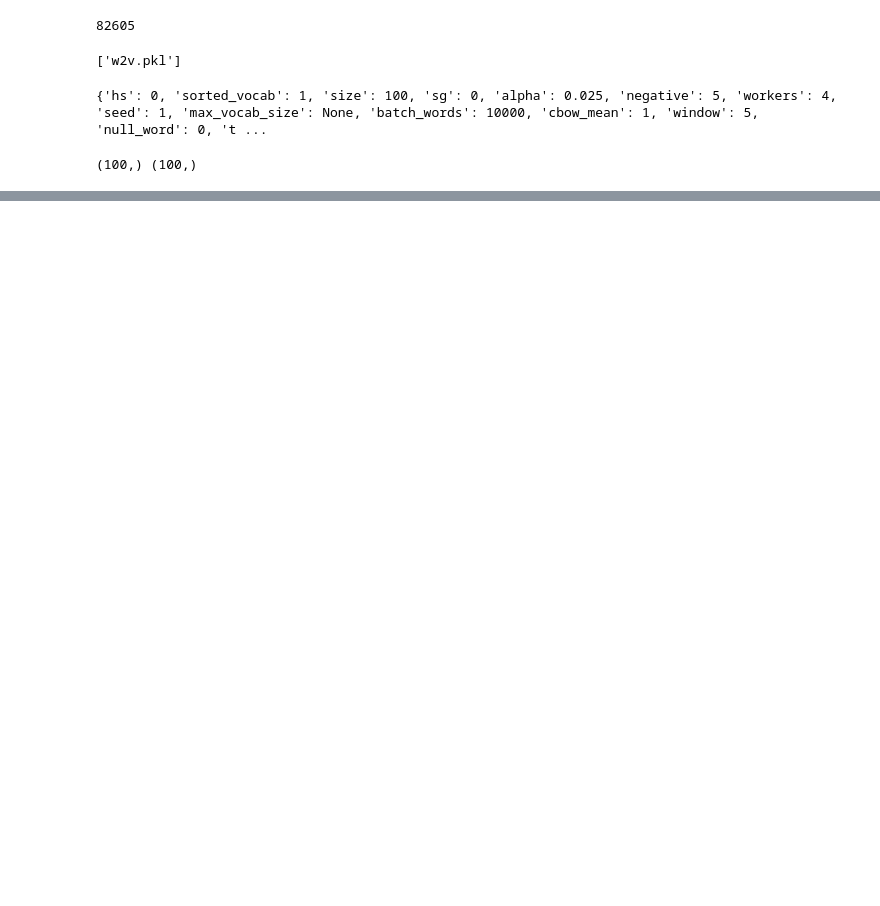
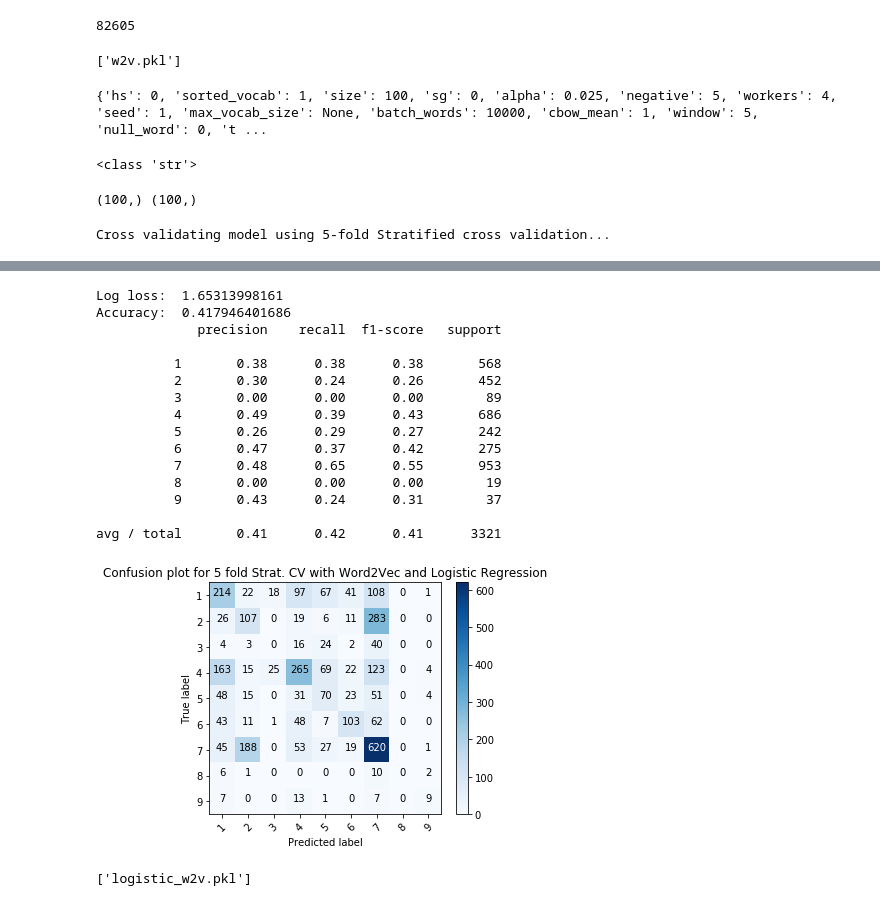
Before and after one commit to halfcurry/ML_Redefining_Cancer, a Jupyter notebook: redef_cancer.ipynb, the cells around one changed output, grey strips where cells are left out. Drawn from its saved outputs; the diff is of its cells as text; code cells hidden in the pictures; blank space fills up the shorter version.

Commit message:
Tried word2vec with LogisticRegression and RandomForest

```diff
--- a/redef_cancer.ipynb
+++ b/redef_cancer.ipynb
@@ -438,8 +434,18 @@ print(w2v_model.get_params(deep=False))
 {'hs': 0, 'sorted_vocab': 1, 'size': 100, 'sg': 0, 'alpha': 0.025, 'negative': 5, 'workers': 4, 'seed': 1, 'max_vocab_size': None, 'batch_words': 10000, 'cbow_mean': 1, 'window': 5, 'null_word': 0, 't ...
 # %%
 meanW2V_vec = MeanW2VecVectorizer(w2v_new)
-meanW2V = meanW2V_vec.fit_transform(new_train['Text'].values)
+meanW2V = meanW2V_vec.fit_transform(sentences)
+# %%
+print(type(sentences[0][1]))
+# %% [output]
+<class 'str'>
 # %%
 print(meanW2V[0].shape,meanW2V[1].shape)
 # %% [output]
 (100,) (100,)
+# %%
+model = LogisticRegression()
+model = crossval_evaluate_model(model,meanW2V,new_train['Class'].values,'Confusion plot for 5 fold Strat. CV with Word2Vec and Logistic Regression')
+joblib.dump(model, "logistic_w2v.pkl",compress=1)
+# %% [output]
+Cross validating model using 5-fold Stratified cross validation...
@@ -446 +453,18 @@ print(meanW2V[0].shape,meanW2V[1].shape)
+Log loss:  1.65313998161
+Accuracy:  0.417946401686
+             precision    recall  f1-score   support
+
+          1       0.38      0.38      0.38       568
+          2       0.30      0.24      0.26       452
+          3       0.00      0.00      0.00        89
+          4       0.49      0.39      0.43       686
+          5       0.26      0.29      0.27       242
+          6       0.47      0.37      0.42       275
+          7       0.48      0.65      0.55       953
+          8       0.00      0.00      0.00        19
+          9       0.43      0.24      0.31        37
+
+avg / total       0.41      0.42      0.41      3321
+[figure, added]
+['logistic_w2v.pkl']
 # %%
```
Also changed, not shown: parts of 6 cells of this notebook.
